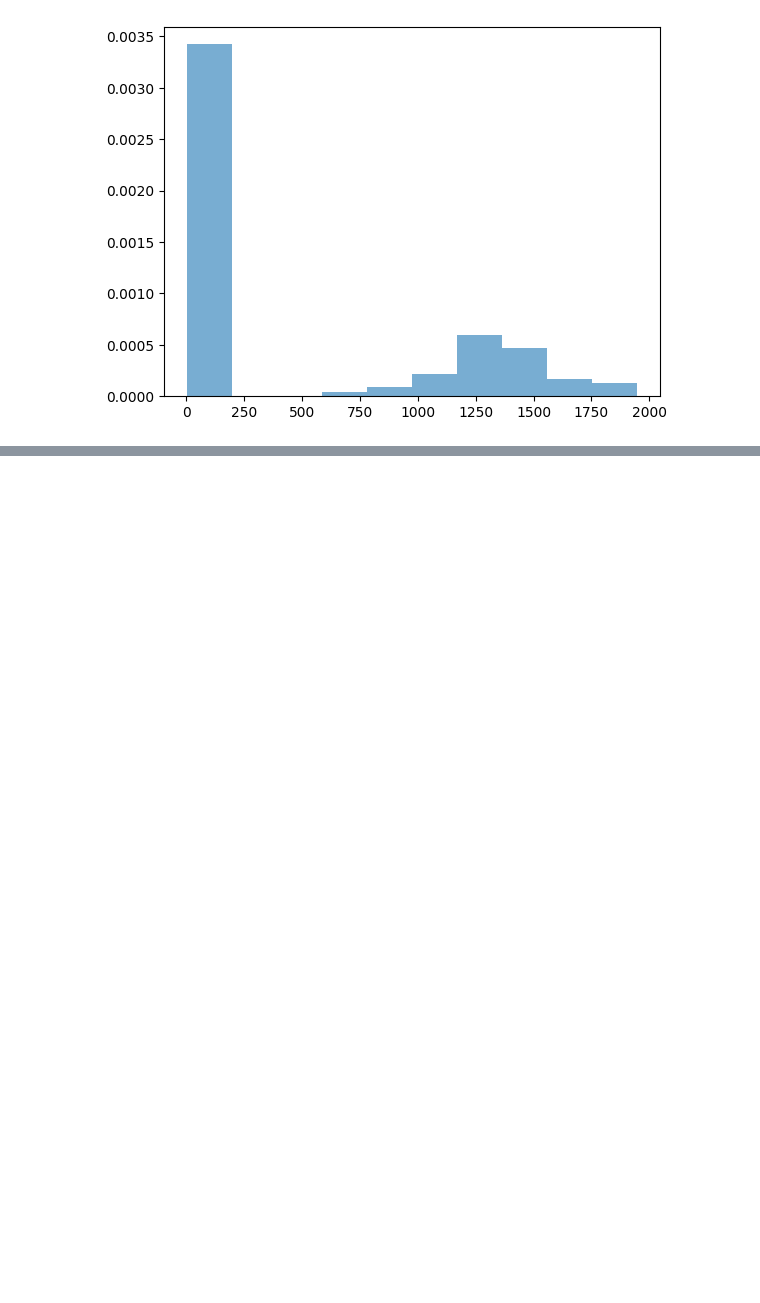
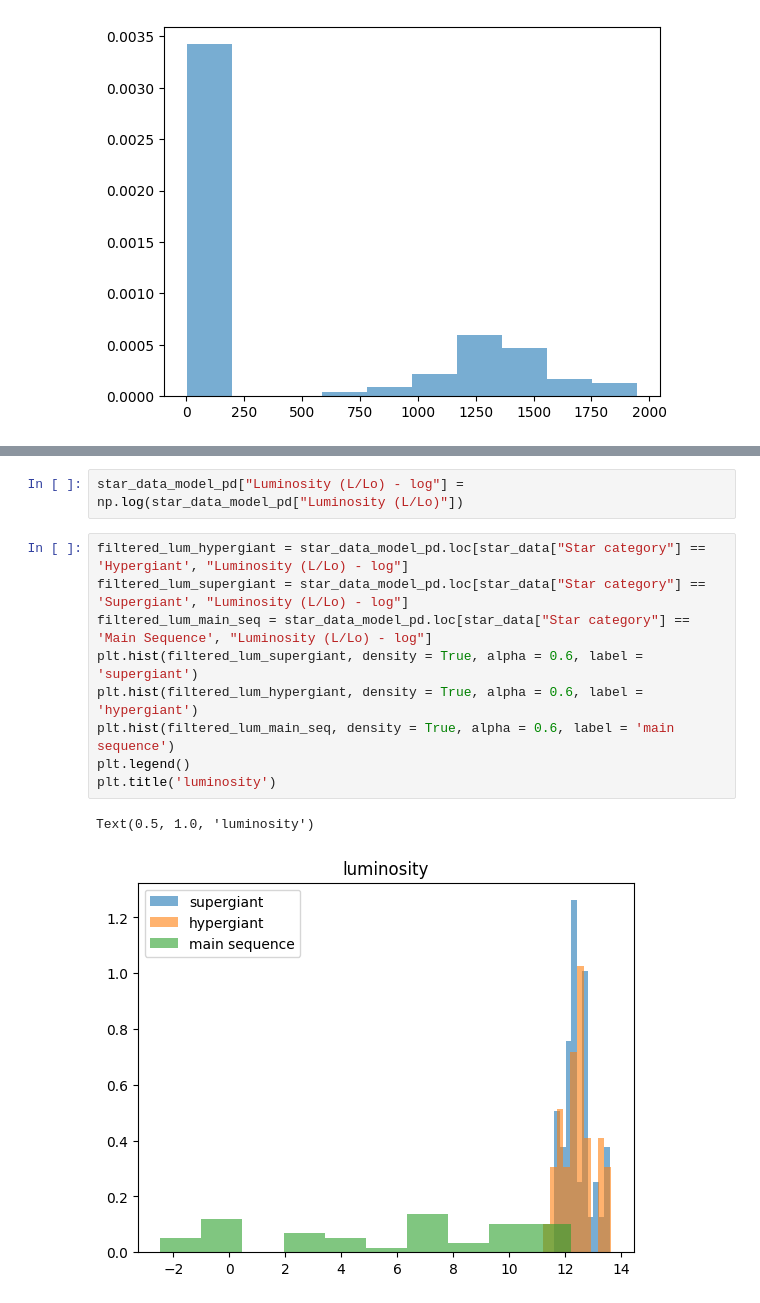
Before and after one commit to BenjaminPINEAU/star-class-prediction, a Jupyter notebook: analyse_2_clusters.ipynb, the cells around one changed output, grey strips where cells are left out. Cells and saved outputs as stored; diff of their text form; blank space fills up the shorter version.

```diff
--- a/analyse_2_clusters.ipynb
+++ b/analyse_2_clusters.ipynb
@@ -107,0 +153,14 @@ print(min(filtered_temps_giant))
+# %%
+star_data_model_pd["Luminosity (L/Lo) - log"] = np.log(star_data_model_pd["Luminosity (L/Lo)"])
+# %%
+filtered_lum_hypergiant = star_data_model_pd.loc[star_data["Star category"] == 'Hypergiant', "Luminosity (L/Lo) - log"]
+filtered_lum_supergiant = star_data_model_pd.loc[star_data["Star category"] == 'Supergiant', "Luminosity (L/Lo) - log"]
+filtered_lum_main_seq = star_data_model_pd.loc[star_data["Star category"] == 'Main Sequence', "Luminosity (L/Lo) - log"]
+plt.hist(filtered_lum_supergiant, density = True, alpha = 0.6, label = 'supergiant')
+plt.hist(filtered_lum_hypergiant, density = True, alpha = 0.6, label = 'hypergiant')
+plt.hist(filtered_lum_main_seq, density = True, alpha = 0.6, label = 'main sequence')
+plt.legend()
+plt.title('luminosity')
+# %% [output]
+Text(0.5, 1.0, 'luminosity')
+[figure, added]
```
Also changed, not shown: parts of 10 cells of this notebook.
